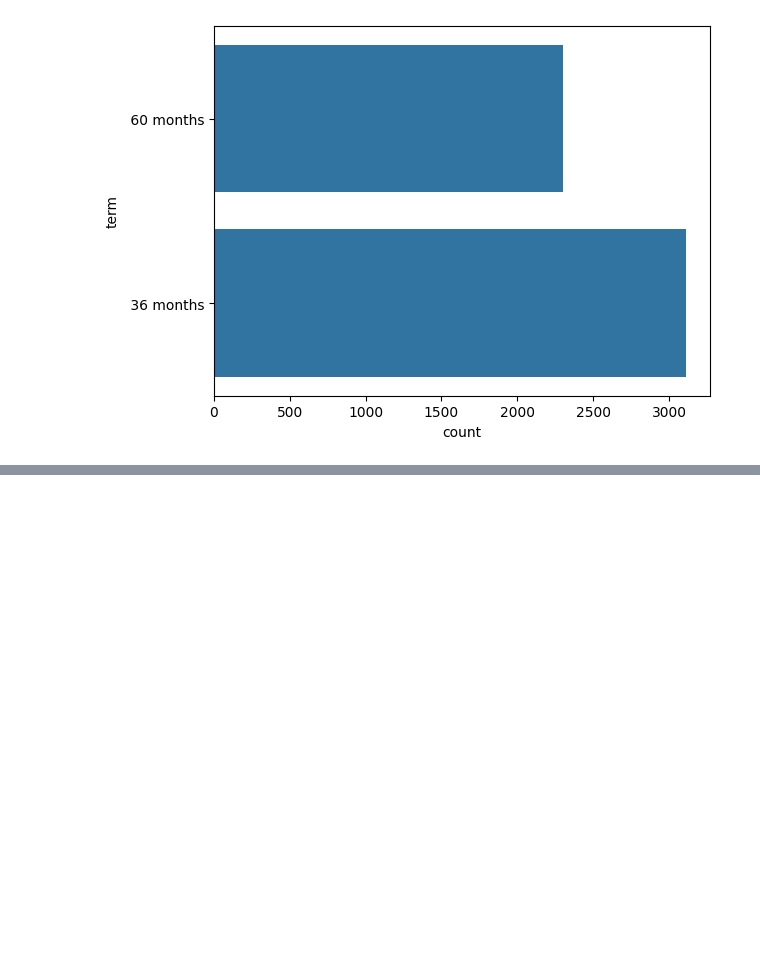
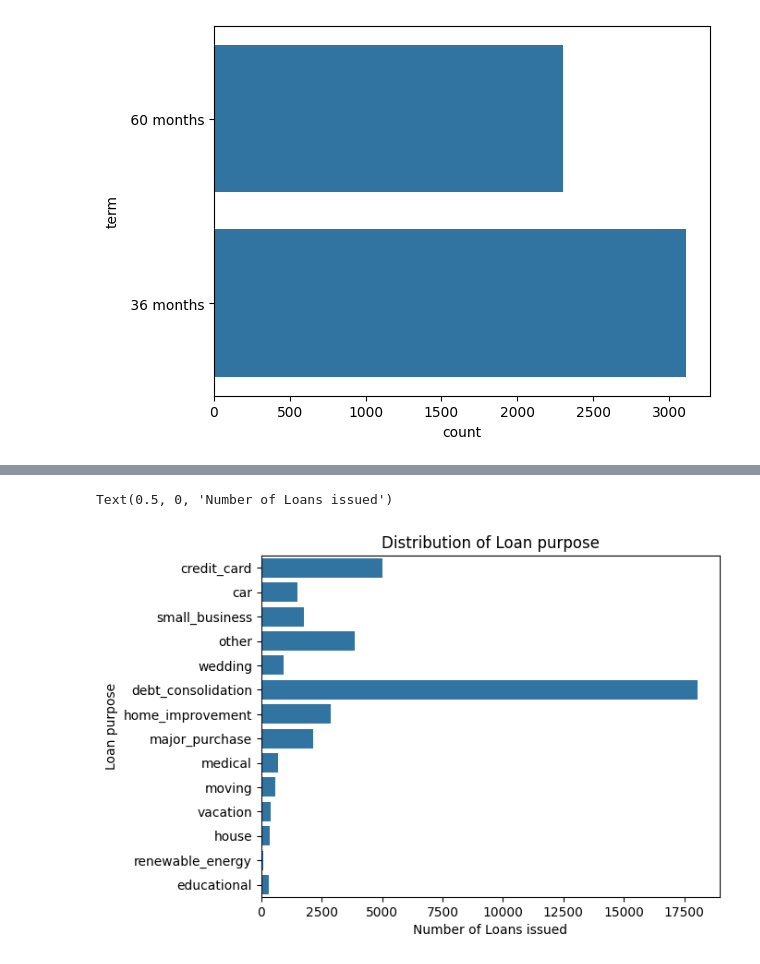
Before and after one commit to vikasmestry/LendingClubCaseStudy, a Jupyter notebook: LendingClubCaseStudy.ipynb, the cells around one changed output, grey strips where cells are left out. Drawn from its saved outputs; the diff is of its cells as text; code cells hidden in the pictures; blank space fills up the shorter version.

```diff
--- a/LendingClubCaseStudy.ipynb
+++ b/LendingClubCaseStudy.ipynb
@@ -488,0 +406,8 @@ sns.countplot(y='term', data=loanData[loanData['loan_status']=='Charged Off'])
+# %%
+sns.countplot(y='purpose', data=loanData)
+plt.title('Distribution of Loan purpose')
+plt.ylabel("Loan purpose")
+plt.xlabel("Number of Loans issued")
+# %% [output]
+Text(0.5, 0, 'Number of Loans issued')
+[figure, added]
```
Also changed, not shown: parts of 9 cells of this notebook.
